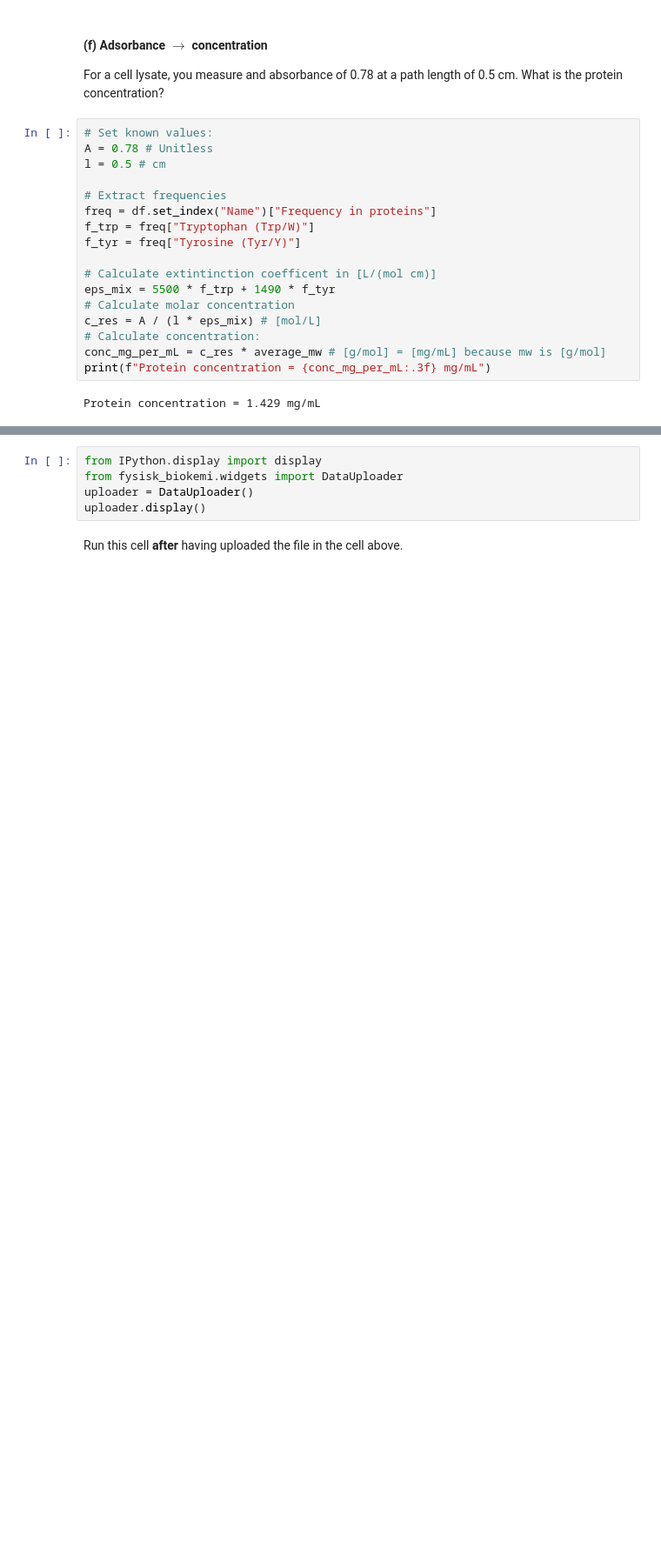
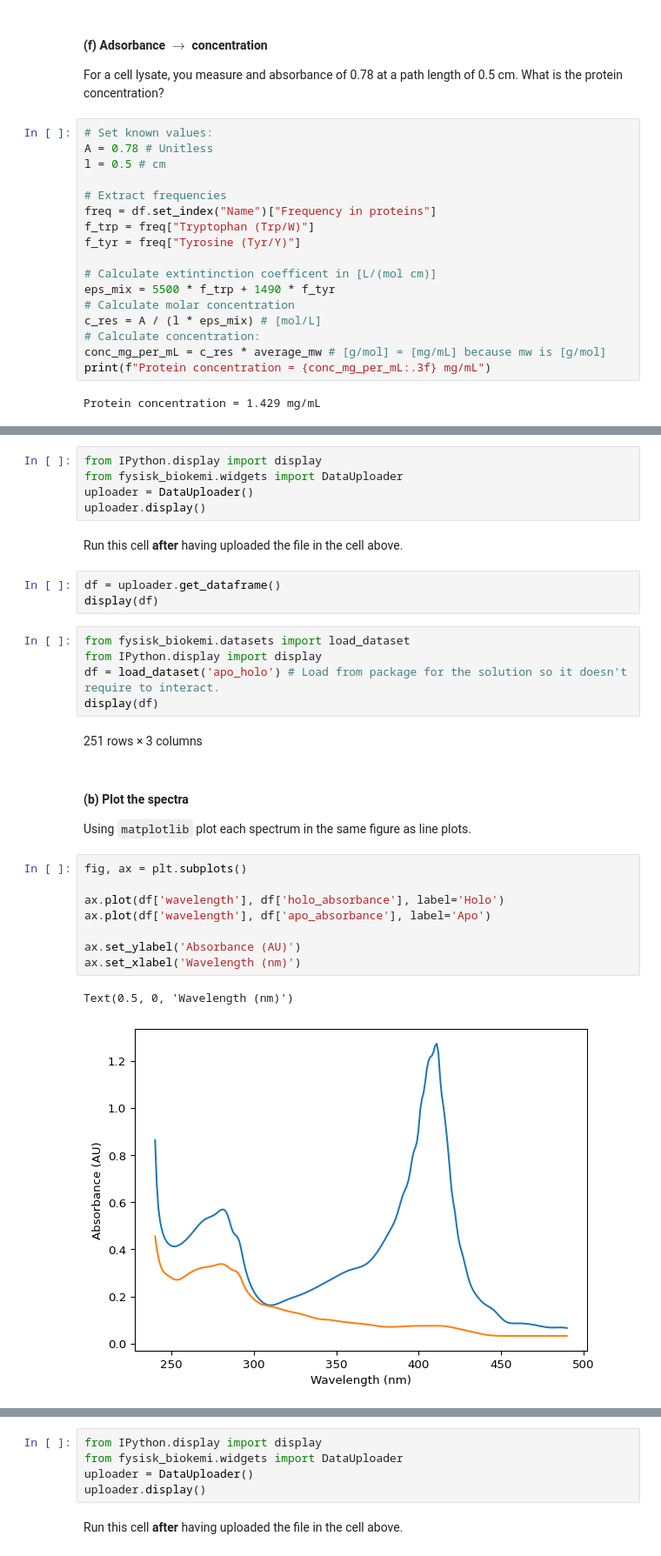
Before and after one commit to au-mbg/fysisk-biokemi, a Jupyter notebook: built_notebooks/master/week_45.ipynb, the cells around one changed output, grey strips where cells are left out. Shown at 87% size. Saved outputs shown, nothing was run; the diff lists cells and outputs as text; blank space fills up the shorter version.

```diff
--- a/built_notebooks/master/week_45.ipynb
+++ b/built_notebooks/master/week_45.ipynb
@@ -198,0 +184,32 @@ Use the widget to load the dataset as a dataframe from the file
+# %%
+from IPython.display import display
+from fysisk_biokemi.widgets import DataUploader
+uploader = DataUploader()
+uploader.display()
+# %% [markdown]
+Run this cell **after** having uploaded the file in the cell above.
+# %%
+df = uploader.get_dataframe()
+display(df)
+# %%
+from fysisk_biokemi.datasets import load_dataset
+from IPython.display import display
+df = load_dataset('apo_holo') # Load from package for the solution so it doesn't require to interact.
+display(df)
+# %% [output]
+251 rows × 3 columns
+# %% [markdown]
+#### (b) Plot the spectra
+
+Using `matplotlib` plot each spectrum in the same figure as line plots.
+# %%
+fig, ax = plt.subplots()
+
+ax.plot(df['wavelength'], df['holo_absorbance'], label='Holo')
+ax.plot(df['wavelength'], df['apo_absorbance'], label='Apo')
+
+ax.set_ylabel('Absorbance (AU)')
+ax.set_xlabel('Wavelength (nm)')
+# %% [output]
+Text(0.5, 0, 'Wavelength (nm)')
+[figure, added]
```
Also changed, not shown: parts of 5 cells of this notebook, 21 other files.
